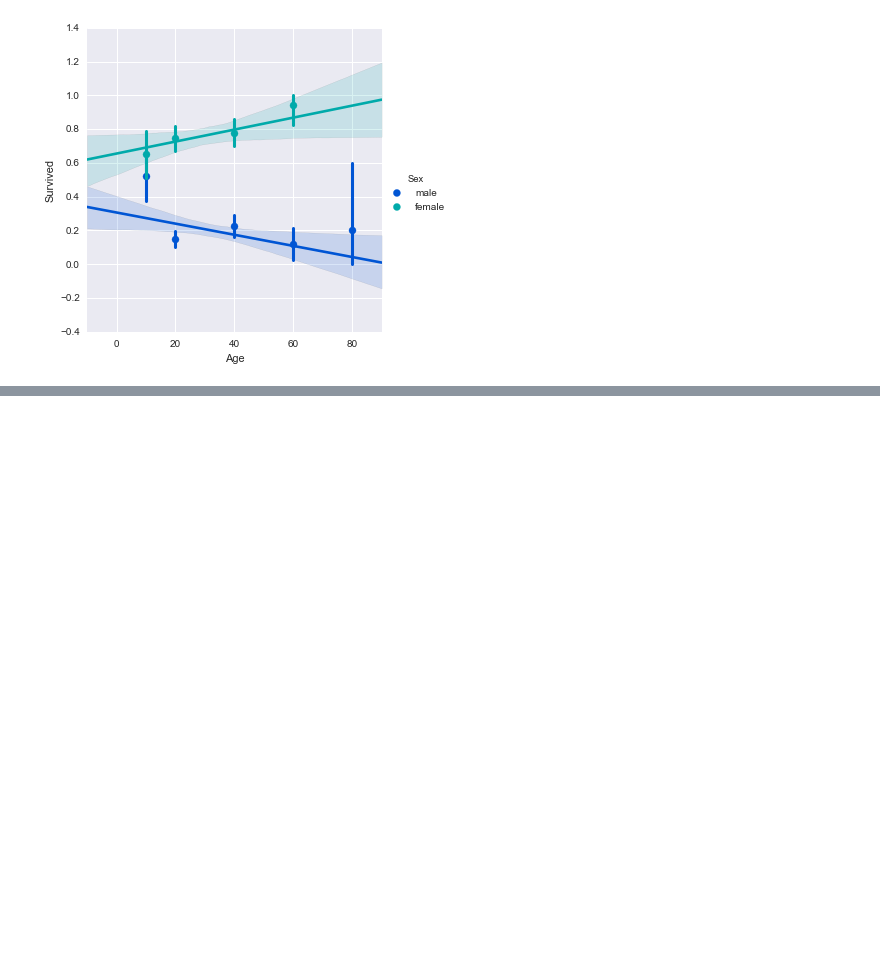
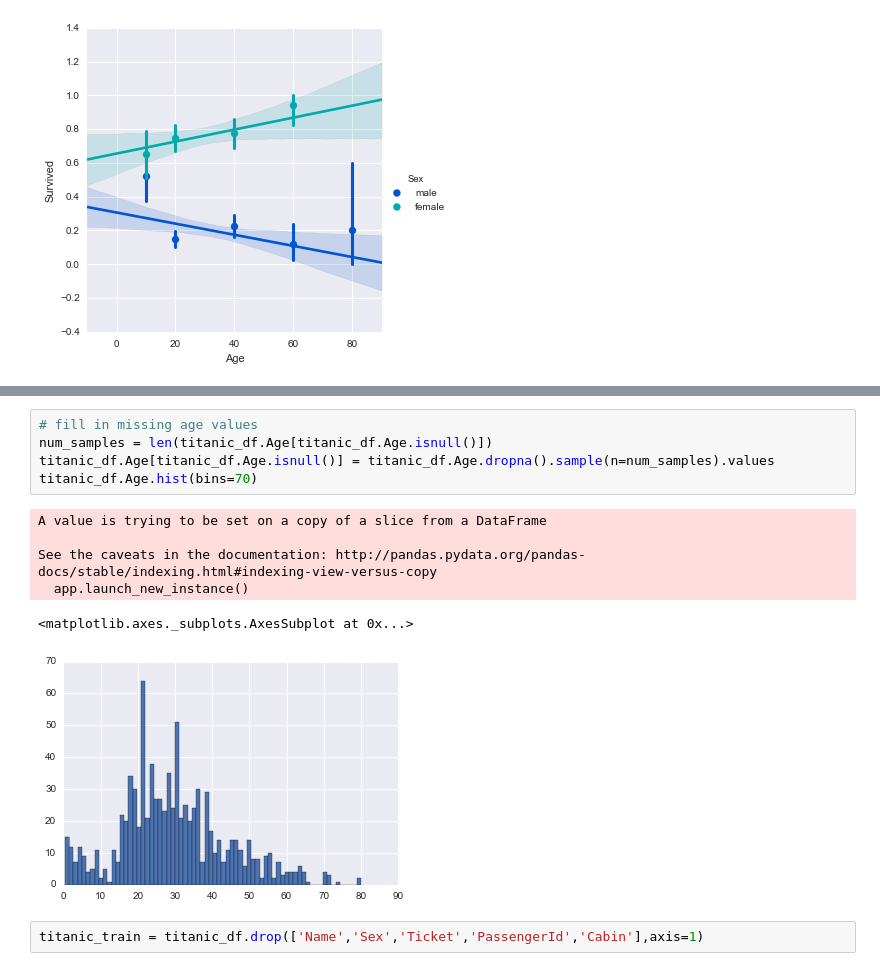
Before and after one commit to djung460/Titanic, a Jupyter notebook: Titanic_Analysis.ipynb, the cells around one changed output, grey strips where cells are left out. Drawn from its saved outputs; the diff is of its cells as text; blank space fills up the shorter version.

```diff
--- a/Titanic_Analysis.ipynb
+++ b/Titanic_Analysis.ipynb
@@ -255,0 +248,14 @@ sns.lmplot('Age','Survived',hue='Sex',data=titanic_df,palette='winter',x_bins=ge
+# %%
+# fill in missing age values
+num_samples = len(titanic_df.Age[titanic_df.Age.isnull()])
+titanic_df.Age[titanic_df.Age.isnull()] = titanic_df.Age.dropna().sample(n=num_samples).values
+titanic_df.Age.hist(bins=70)
+# %% [output]
+A value is trying to be set on a copy of a slice from a DataFrame
+
+See the caveats in the documentation: http://pandas.pydata.org/pandas-docs/stable/indexing.html#indexing-view-versus-copy
+  app.launch_new_instance()
+<matplotlib.axes._subplots.AxesSubplot at 0x...>
+[figure, added]
+# %%
+titanic_train = titanic_df.drop(['Name','Sex','Ticket','PassengerId','Cabin'],axis=1)
```
Also changed, not shown: parts of 14 cells of this notebook, 1 other file.
